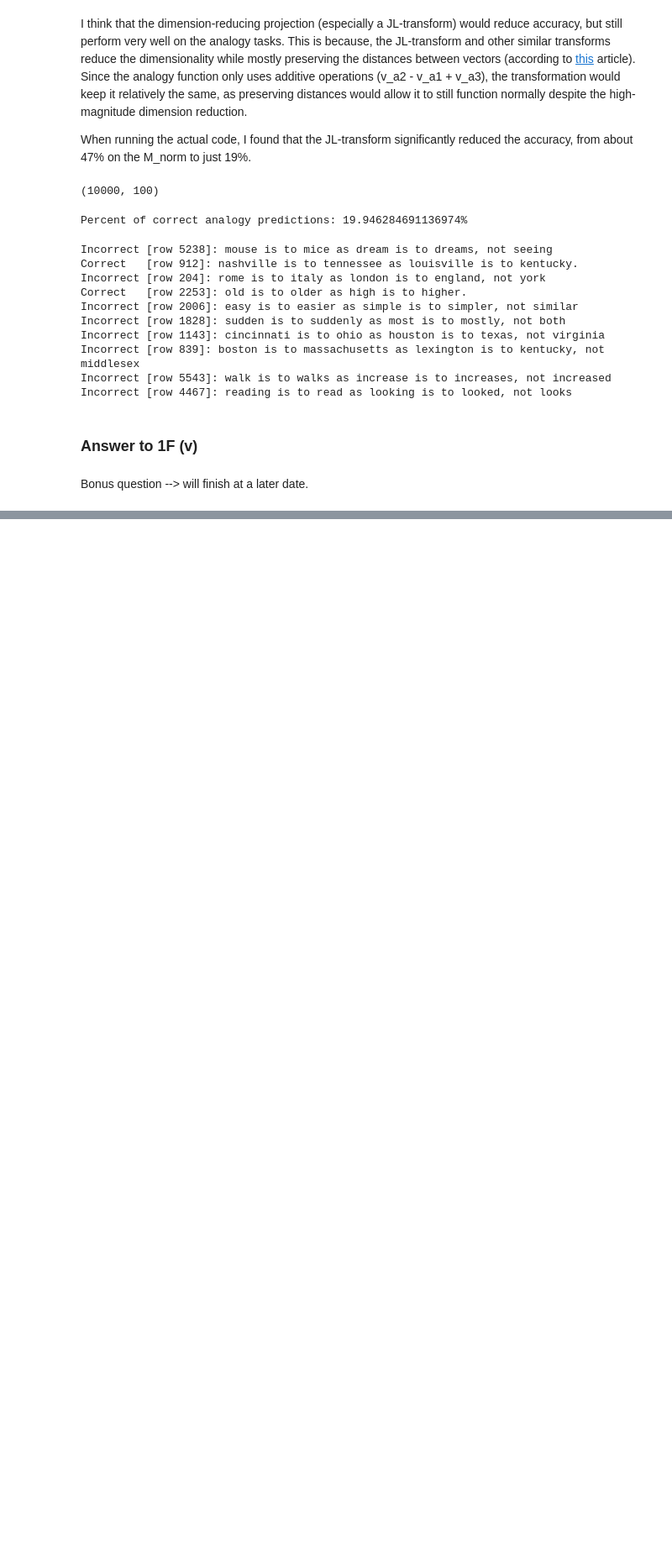
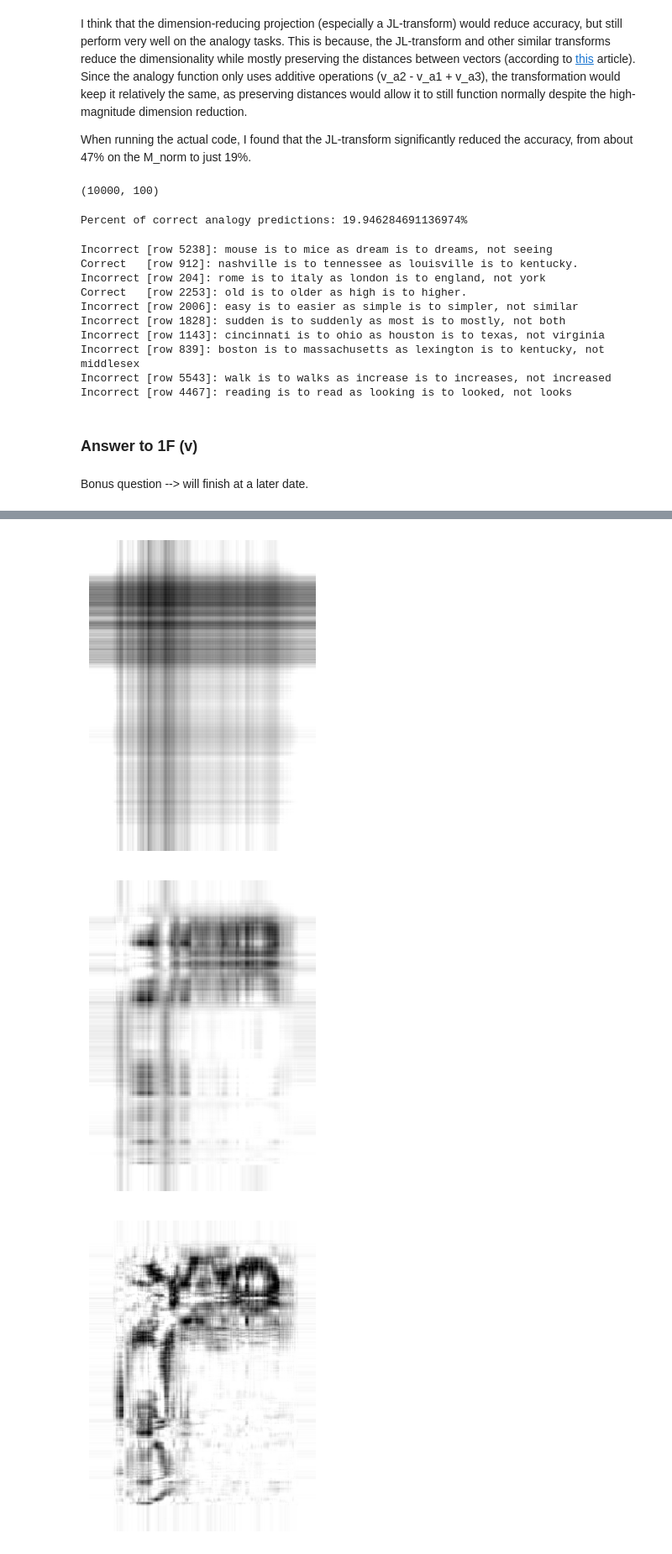
Before and after one commit to JaukG9/svd-project, a Jupyter notebook: SVD Project.ipynb, the cells around one changed output, grey strips where cells are left out. Shown at 84% size. Cells and saved outputs as stored; diff of their text form; code cells hidden in the pictures; blank space fills up the shorter version.

```diff
--- a/SVD Project.ipynb
+++ b/SVD Project.ipynb
@@ -544,0 +562,32 @@ Bonus question --> will finish at a later date.
+# %%
+# import
+import matplotlib.pyplot as plt
+from scipy.sparse.linalg import svds
+
+def get_approximation(image, k):
+    if(k >= min(len(img), len(img[0]))):
+        U, S, V_T = np.linalg.svd(image, full_matrices=False)
+    else:
+        U, S, V_T = svds(image, k=k) #ascending order so we need to reverse
+
+    U = U[:, ::-1] #reverse columns
+    S = S[::-1] #reverse array
+    V_T = V_T[::-1, :] #reverse rows
+
+    approximation = U @ np.diag(S) @ V_T
+
+    return approximation
+# %%
+k_vals = [1, 3, 10, 20, 50, 100, 150, 200, 400, 800, 1170]
+
+for k in k_vals:
+    approx = get_approximation(img, k)
+    approx = np.clip(approx, 0, 1)
+
+    plt.imshow(approx, cmap="gray")
+    plt.axis("off")
+    plt.show()
+# %% [output]
+[figure, added]
+[figure, added]
+[figure, added]
```
Also changed, not shown: parts of 9 cells of this notebook, 3 other files.
